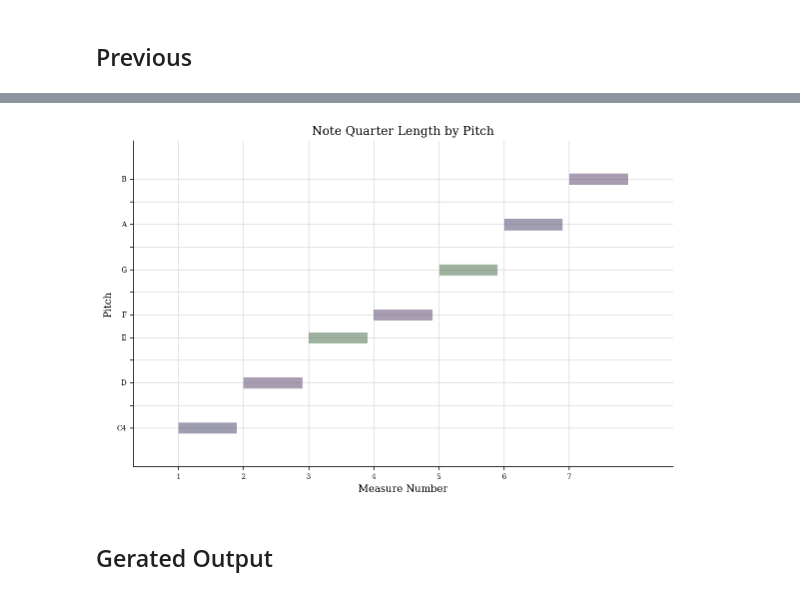
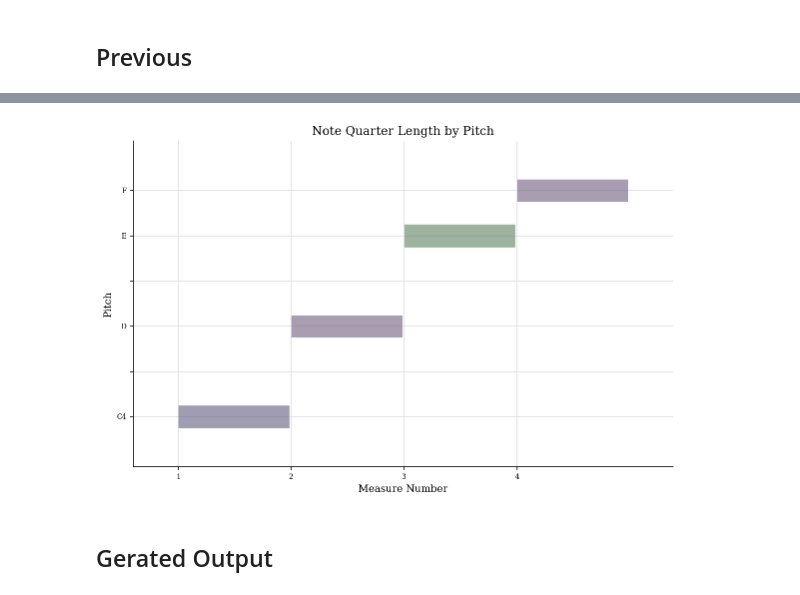
Before and after one commit to petcomputacaoufrgs/papagaio, a Jupyter notebook: src/MusicGeneratorLSTM.ipynb, the cells around one changed output, grey strips where cells are left out. Saved outputs shown, nothing was run; the diff lists cells and outputs as text; code cells hidden in the pictures.

```diff
--- a/src/MusicGeneratorLSTM.ipynb
+++ b/src/MusicGeneratorLSTM.ipynb
@@ -480,7 +501,7 @@ def create_decoded_bar(bar, infos):
 ## Previous
 # %%
 first = 0
-last = 7
+last = 4
 
 previous = test_scale_df.iloc[0:N_FRAMES*last]
 s_previous = decode_data(previous, N_FRAMES)
@@ -492,4 +513,4 @@ Took 0.31009817123413086
-[figure, old version]
+[figure, new version]
 # %% [markdown]
 ## Gerated Output
 # %%
```
Also changed, not shown: parts of 13 cells of this notebook.
